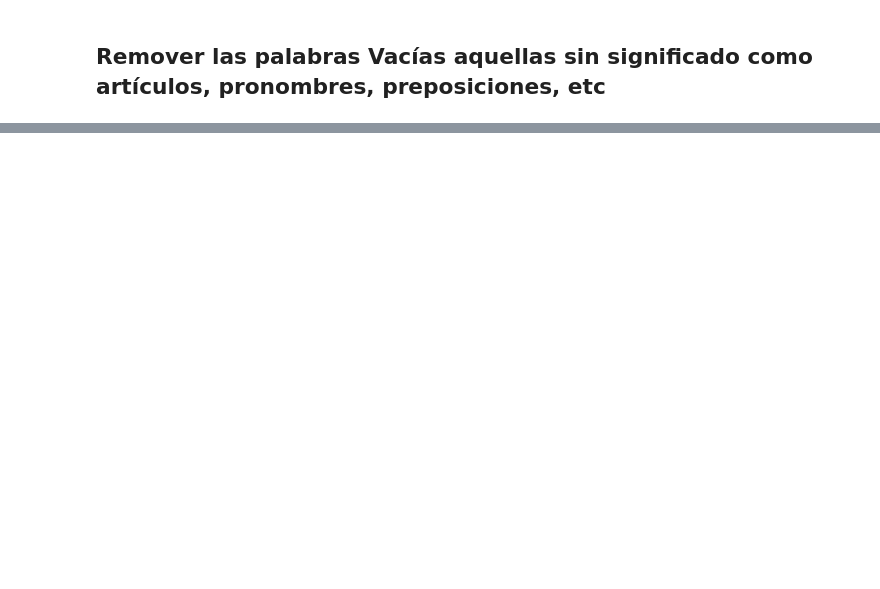
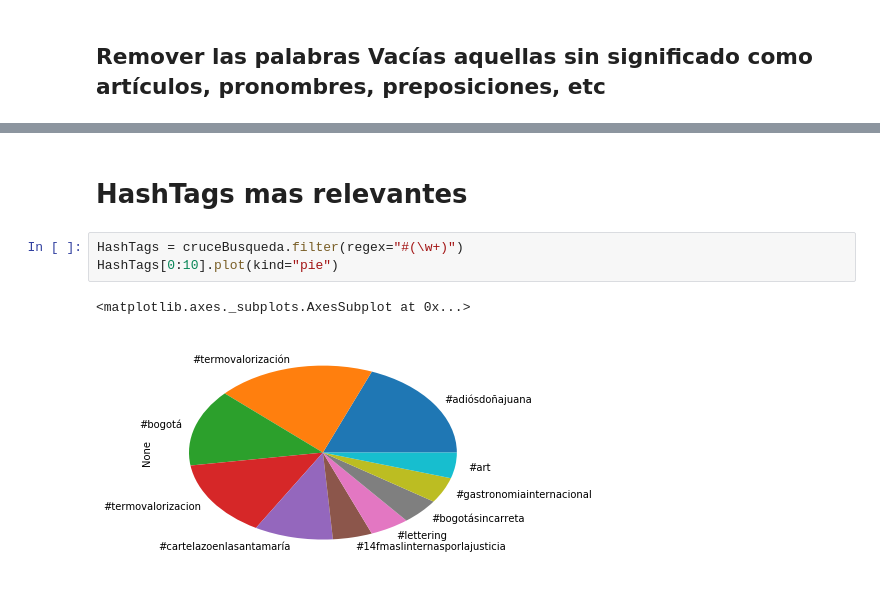
Before and after one commit to anthony12031/cienciaDatosTwitter, a Jupyter notebook: Ciencia-de-Datos-Twitter.ipynb, the cells around one changed output, grey strips where cells are left out. Drawn from its saved outputs; the diff is of its cells as text; blank space fills up the shorter version.

```diff
--- a/Ciencia-de-Datos-Twitter.ipynb
+++ b/Ciencia-de-Datos-Twitter.ipynb
@@ -475,0 +506,8 @@ Length: 708, dtype: int64
+# %% [markdown]
+# HashTags mas relevantes
+# %%
+HashTags = cruceBusqueda.filter(regex="#(\w+)")
+HashTags[0:10].plot(kind="pie")
+# %% [output]
+<matplotlib.axes._subplots.AxesSubplot at 0x...>
+[figure, added]
```
Also changed, not shown: parts of 15 cells of this notebook.
